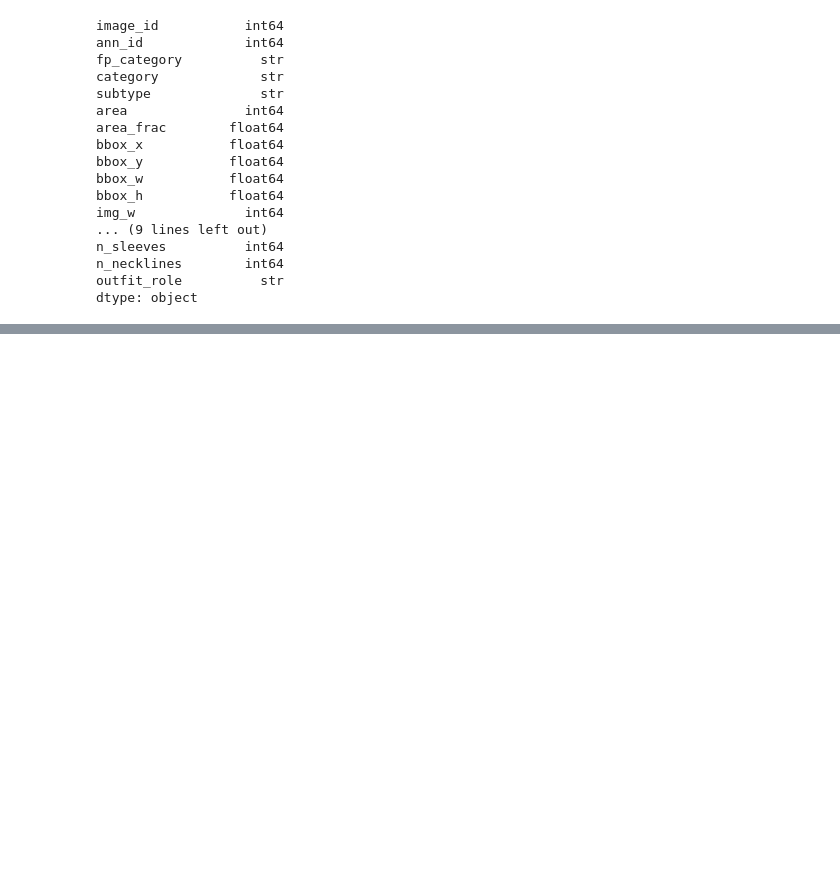
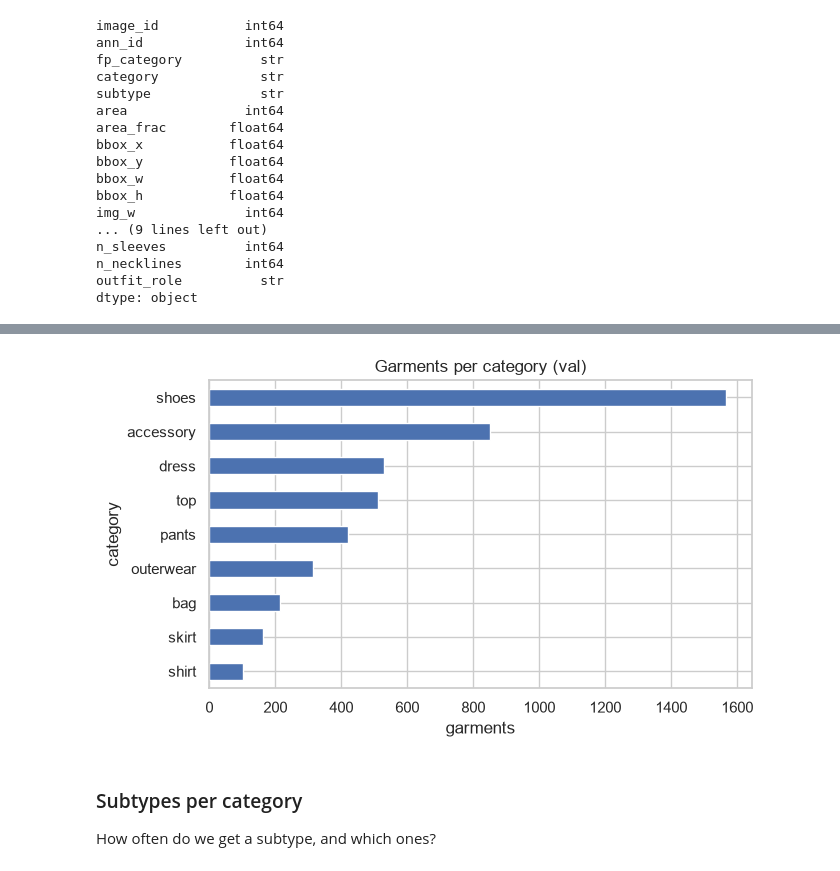
Before and after one commit to devasenan134/smart-wardrobe, a Jupyter notebook: ml/notebooks/fashionpedia_eda.ipynb, the cells around one changed output, grey strips where cells are left out. Drawn from its saved outputs; the diff is of its cells as text; code cells hidden in the pictures; blank space fills up the shorter version.

```diff
--- a/ml/notebooks/fashionpedia_eda.ipynb
+++ b/ml/notebooks/fashionpedia_eda.ipynb
@@ -88,0 +92,9 @@ dtype: object
+# %%
+counts = pd.DataFrame({
+    "garments": garments.category.value_counts(),
+    "images": garments.groupby("category").image_id.nunique(),
+})
+counts["share_%"] = (100 * counts.garments / counts.garments.sum()).round(1)
+missing = set(taxonomy["categories"]) - set(counts.index)
+print("categories with no data:", missing or "none")
+counts
@@ -88,0 +114,8 @@ dtype: object
+# %%
+ax = counts.garments.sort_values().plot.barh(figsize=(7, 4), title=f"Garments per category ({SPLIT})")
+ax.set_xlabel("garments");
+# %% [output]
+[figure, added]
+# %% [markdown]
+### Subtypes per category
+How often do we get a subtype, and which ones?
```
Also changed, not shown: parts of 21 cells of this notebook, 3 other files.
